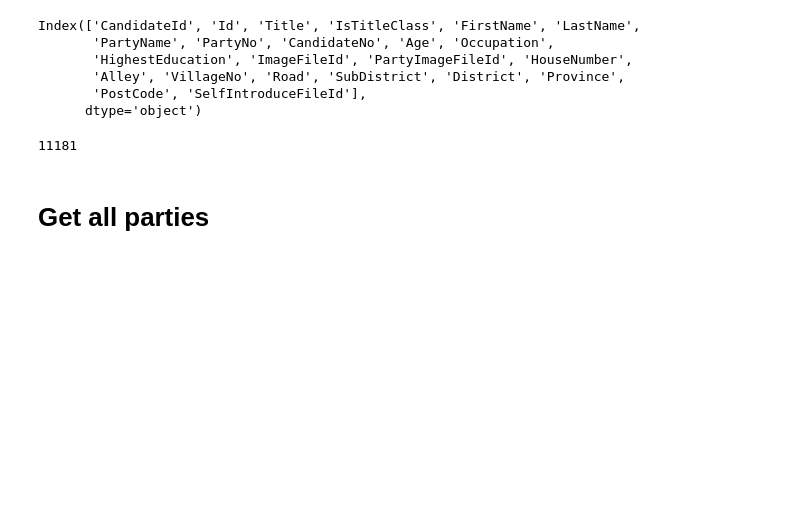
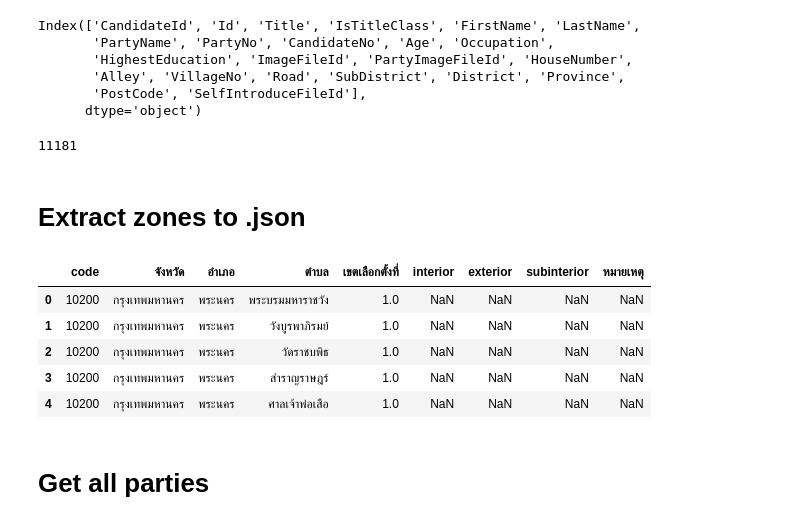
Before and after one commit to electinth/dataset-election-62-candidates, a Jupyter notebook: notebooks/dev.ipynb, the cells around one changed output. Drawn from its saved outputs; the diff is of its cells as text; code cells hidden in the pictures; blank space fills up the shorter version.

```diff
--- a/notebooks/dev.ipynb
+++ b/notebooks/dev.ipynb
@@ -433,3 +433,14 @@ len(df_detailed_candidate)
 11181
 # %%
 df_detailed_candidate.to_csv('../data/detailed-candidates.csv')
+# %% [markdown]
+# Extract zones to .json
+# %%
+df_post_election_zone_filtered[:5]
+# %% [output]
+|  | code | จังหวัด | อำเภอ | ตำบล | เขตเลือกตั้งที่ | interior | exterior | subinterior | หมายเหตุ |
+| 0 | 10200 | กรุงเทพมหานคร | พระนคร | พระบรมมหาราชวัง | 1.0 | NaN | NaN | NaN | NaN |
+| 1 | 10200 | กรุงเทพมหานคร | พระนคร | วังบูรพาภิรมย์ | 1.0 | NaN | NaN | NaN | NaN |
+| 2 | 10200 | กรุงเทพมหานคร | พระนคร | วัดราชบพิธ | 1.0 | NaN | NaN | NaN | NaN |
+| 3 | 10200 | กรุงเทพมหานคร | พระนคร | สำราญราษฎร์ | 1.0 | NaN | NaN | NaN | NaN |
+| 4 | 10200 | กรุงเทพมหานคร | พระนคร | ศาลเจ้าพ่อเสือ | 1.0 | NaN | NaN | NaN | NaN |
```
Also changed, not shown: parts of 1 cell of this notebook.
